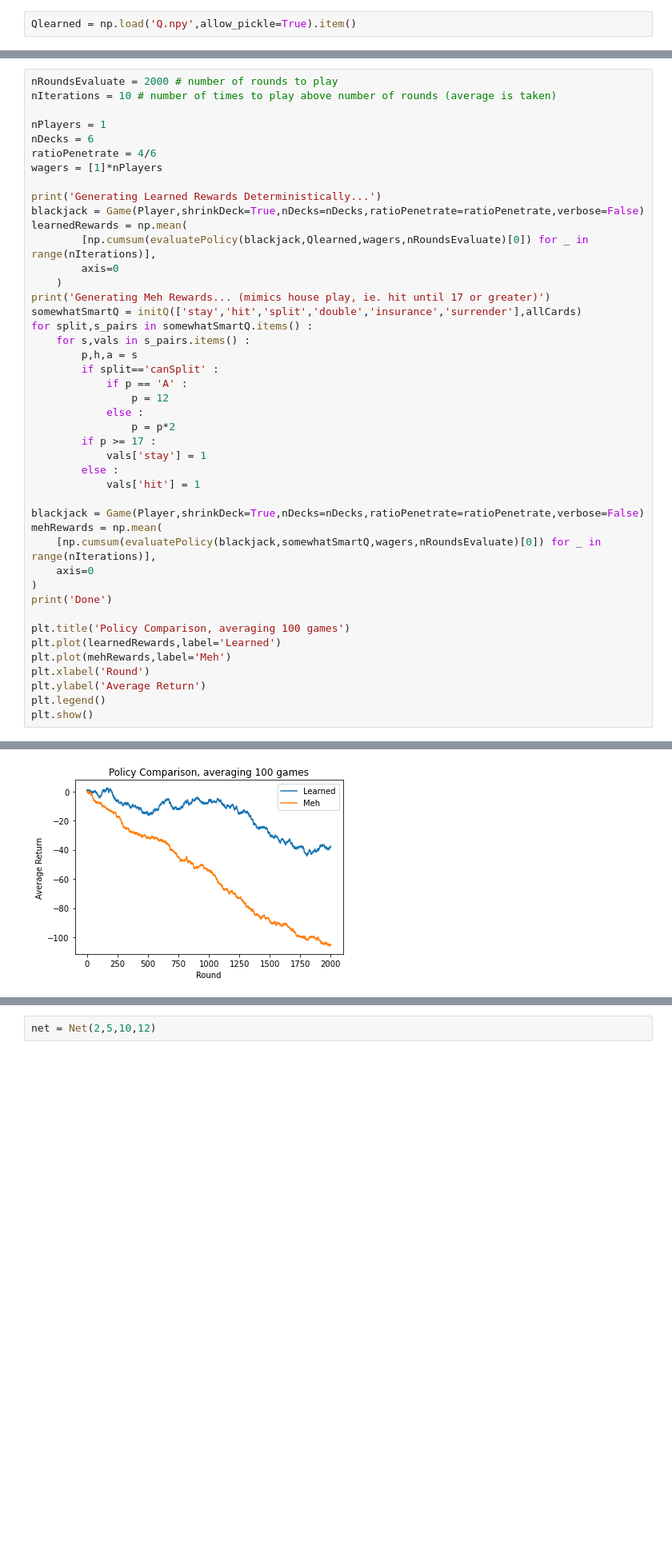
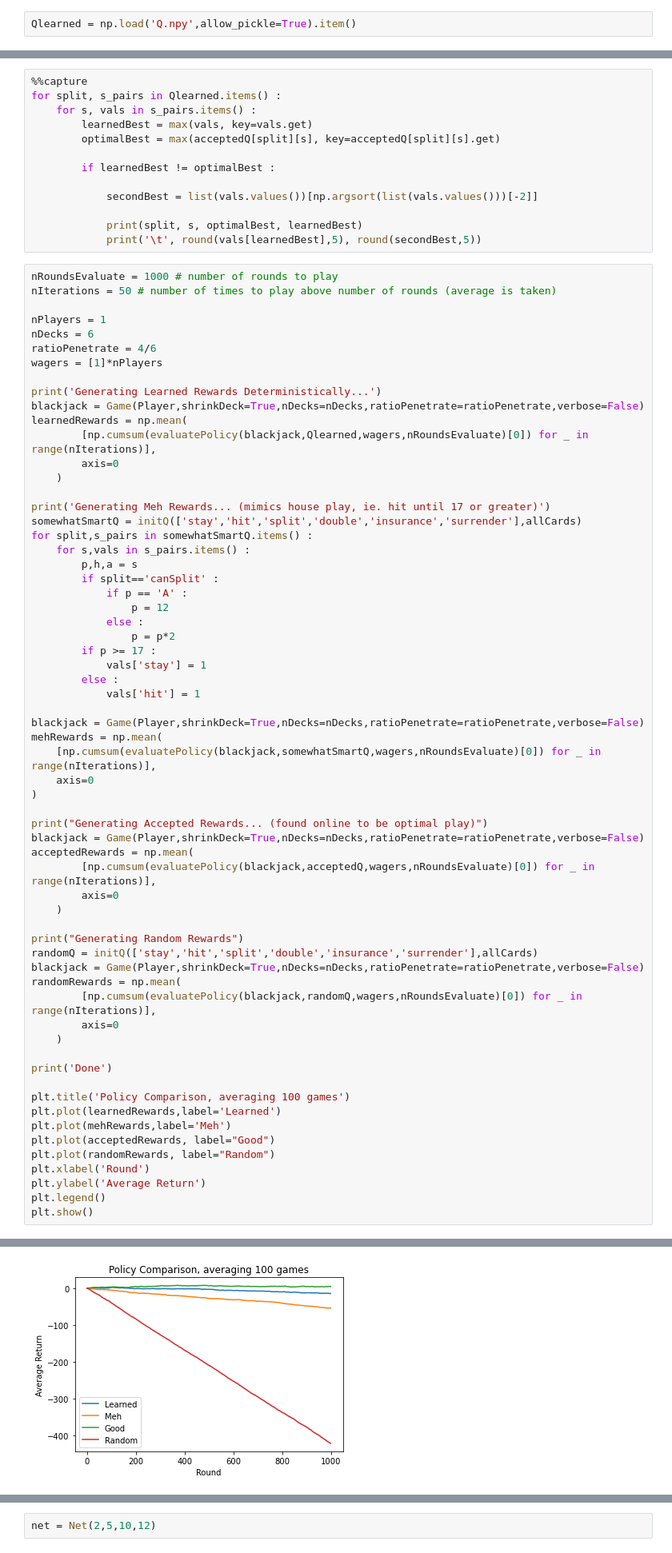
Before and after one commit to petersim1/Blackjack_RL, a Jupyter notebook: Deep_Learning.ipynb, the cells around one changed output, grey strips where cells are left out. Shown at 80% size. Cells and saved outputs as stored; diff of their text form; blank space fills up the shorter version.

Commit message:
added policy based off optimal search from online

```diff
--- a/Deep_Learning.ipynb
+++ b/Deep_Learning.ipynb
@@ -101,6 +218,19 @@ This finding/learning is from my previous notebook.
+# %%
+%%capture
+for split, s_pairs in Qlearned.items() :
+    for s, vals in s_pairs.items() :
+        learnedBest = max(vals, key=vals.get)
+        optimalBest = max(acceptedQ[split][s], key=acceptedQ[split][s].get)
+
+        if learnedBest != optimalBest :
+
+            secondBest = list(vals.values())[np.argsort(list(vals.values()))[-2]]
+
+            print(split, s, optimalBest, learnedBest)
+            print('\t', round(vals[learnedBest],5), round(secondBest,5))
 # %%
-nRoundsEvaluate = 2000 # number of rounds to play
-nIterations = 10 # number of times to play above number of rounds (average is taken)
+nRoundsEvaluate = 1000 # number of rounds to play
+nIterations = 50 # number of times to play above number of rounds (average is taken)
 
 nPlayers = 1
 nDecks = 6
@@ -113,6 +243,7 @@ learnedRewards = np.mean(
         [np.cumsum(evaluatePolicy(blackjack,Qlearned,wagers,nRoundsEvaluate)[0]) for _ in range(nIterations)],
         axis=0
     )
+
 print('Generating Meh Rewards... (mimics house play, ie. hit until 17 or greater)')
 somewhatSmartQ = initQ(['stay','hit','split','double','insurance','surrender'],allCards)
 for split,s_pairs in somewhatSmartQ.items() :
@@ -133,11 +264,29 @@ mehRewards = np.mean(
     [np.cumsum(evaluatePolicy(blackjack,somewhatSmartQ,wagers,nRoundsEvaluate)[0]) for _ in range(nIterations)],
     axis=0
 )
+
+print("Generating Accepted Rewards... (found online to be optimal play)")
+blackjack = Game(Player,shrinkDeck=True,nDecks=nDecks,ratioPenetrate=ratioPenetrate,verbose=False)
+acceptedRewards = np.mean(
+        [np.cumsum(evaluatePolicy(blackjack,acceptedQ,wagers,nRoundsEvaluate)[0]) for _ in range(nIterations)],
+        axis=0
+    )
+
+print("Generating Random Rewards")
+randomQ = initQ(['stay','hit','split','double','insurance','surrender'],allCards)
+blackjack = Game(Player,shrinkDeck=True,nDecks=nDecks,ratioPenetrate=ratioPenetrate,verbose=False)
+randomRewards = np.mean(
+        [np.cumsum(evaluatePolicy(blackjack,randomQ,wagers,nRoundsEvaluate)[0]) for _ in range(nIterations)],
+        axis=0
+    )
+
 print('Done')
 
 plt.title('Policy Comparison, averaging 100 games')
 plt.plot(learnedRewards,label='Learned')
 plt.plot(mehRewards,label='Meh')
+plt.plot(acceptedRewards, label="Good")
+plt.plot(randomRewards, label="Random")
 plt.xlabel('Round')
 plt.ylabel('Average Return')
 plt.legend()
@@ -148,5 +299,5 @@ Generating Meh Rewards... (mimics house play, ie. hit until 17 or greater)
 Done
-[figure, old version]
+[figure, new version]
 # %% [markdown]
 #### Can I replicate this, or potentially improve this, through Deep Q Learning?
 
```
Also changed, not shown: parts of 5 cells of this notebook.
